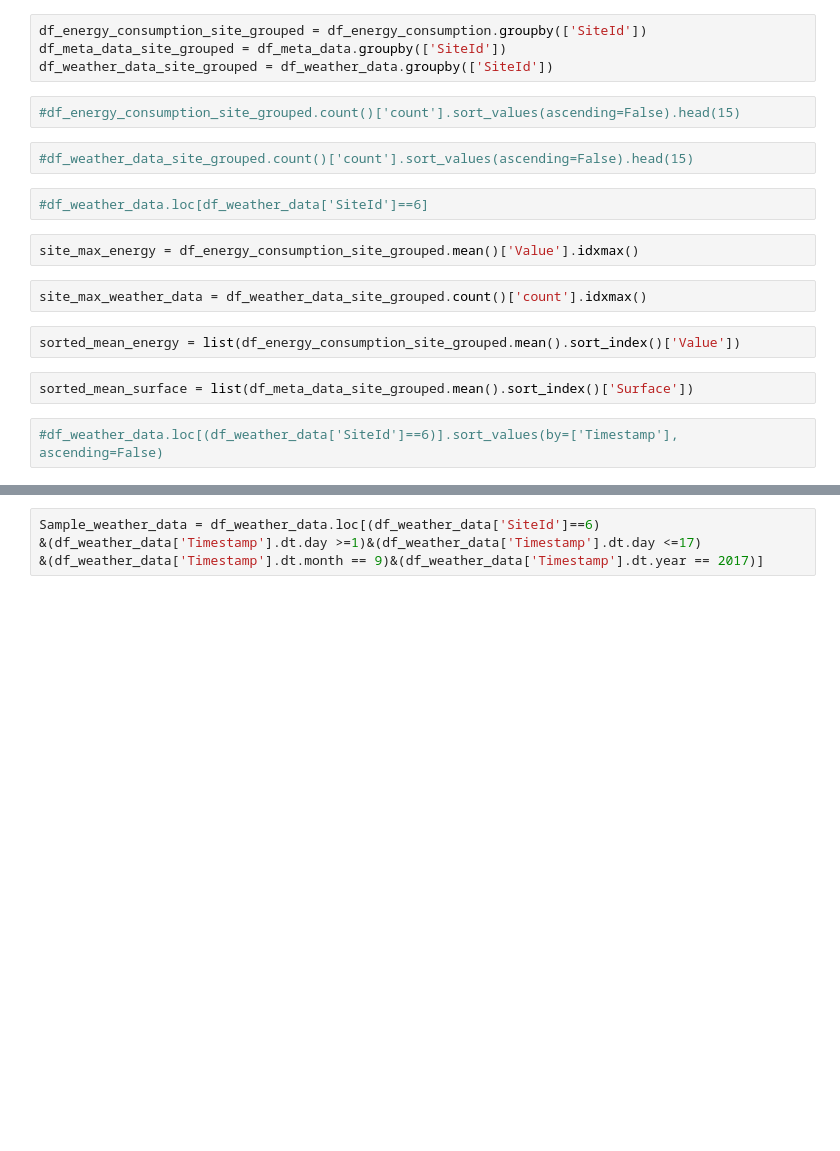
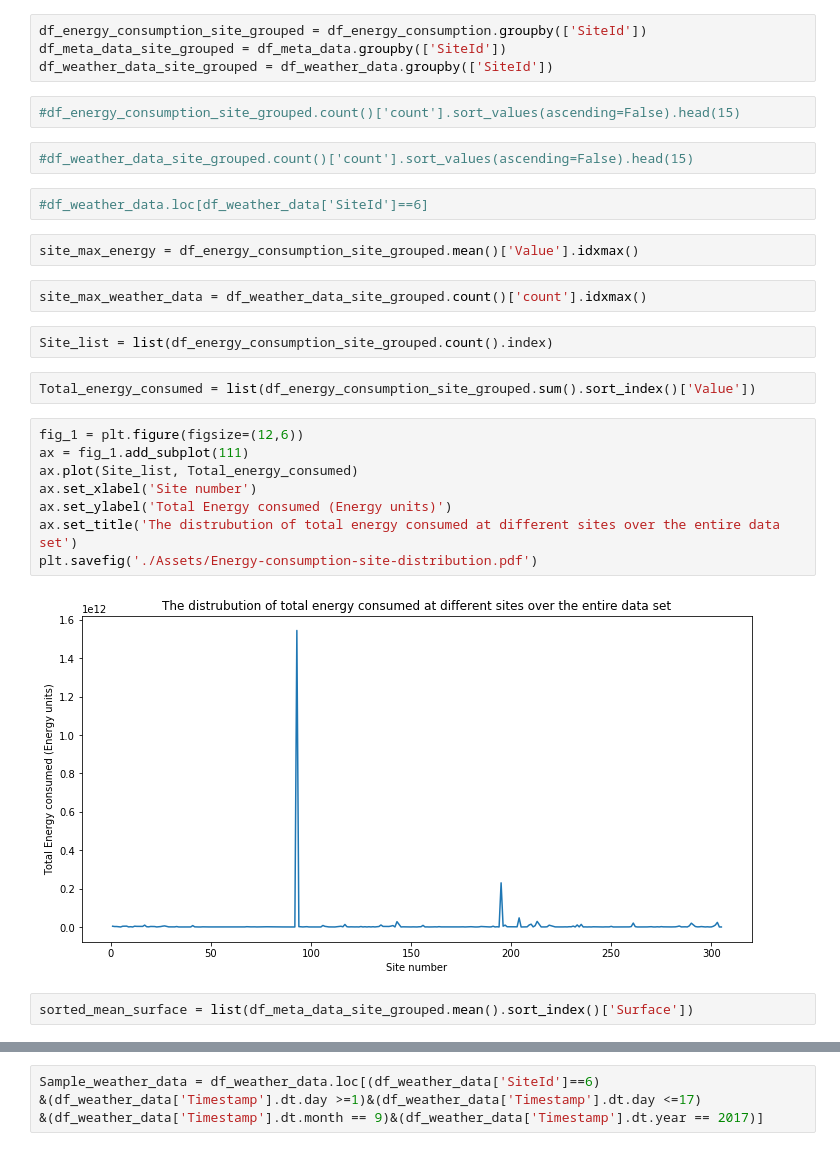
Before and after one commit to ArvindRamachandran14/Building_power_consumption_forecast_project, a Jupyter notebook: Energy-consumption-analysis.ipynb, the cells around one changed output, grey strips where cells are left out. Drawn from its saved outputs; the diff is of its cells as text; blank space fills up the shorter version.

```diff
--- a/Energy-consumption-analysis.ipynb
+++ b/Energy-consumption-analysis.ipynb
@@ -62,9 +44,19 @@ df_weather_data_site_grouped = df_weather_data.groupby(['SiteId'])
 site_max_energy = df_energy_consumption_site_grouped.mean()['Value'].idxmax()
 # %%
 site_max_weather_data = df_weather_data_site_grouped.count()['count'].idxmax()
+# %%
+Site_list = list(df_energy_consumption_site_grouped.count().index)
 # %%
-sorted_mean_energy = list(df_energy_consumption_site_grouped.mean().sort_index()['Value'])
+Total_energy_consumed = list(df_energy_consumption_site_grouped.sum().sort_index()['Value'])
+# %%
+fig_1 = plt.figure(figsize=(12,6))
+ax = fig_1.add_subplot(111)
+ax.plot(Site_list, Total_energy_consumed)
+ax.set_xlabel('Site number')
+ax.set_ylabel('Total Energy consumed (Energy units)')
+ax.set_title('The distrubution of total energy consumed at different sites over the entire data set')
+plt.savefig('./Assets/Energy-consumption-site-distribution.pdf')
+# %% [output]
+[figure, added]
 # %%
 sorted_mean_surface = list(df_meta_data_site_grouped.mean().sort_index()['Surface'])
-# %%
-#df_weather_data.loc[(df_weather_data['SiteId']==6)].sort_values(by=['Timestamp'], ascending=False)
```
Also changed, not shown: parts of 10 cells of this notebook, 6 other files.
